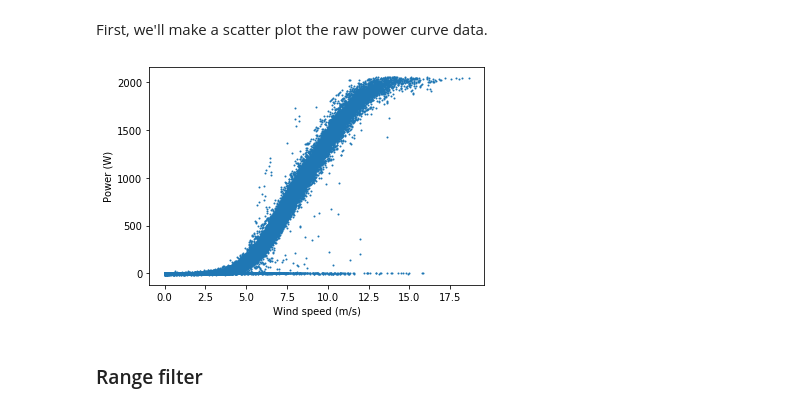
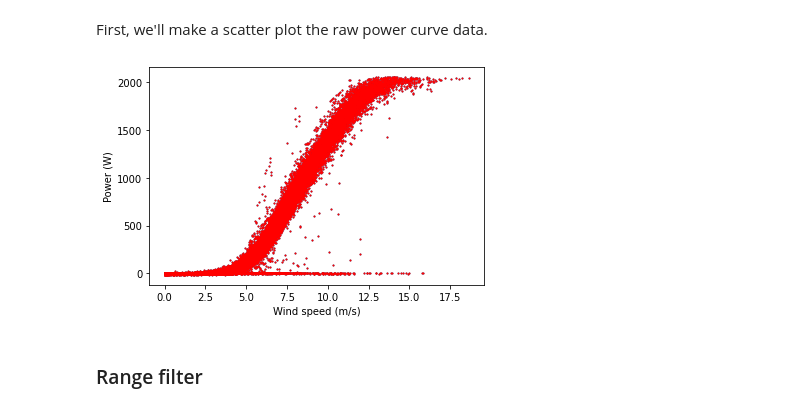
Before and after one commit to NREL/OpenOA, a Jupyter notebook: examples/00_toolkit_examples.ipynb, the cells around one changed output. Cells and saved outputs as stored; diff of their text form; code cells hidden in the pictures.

```diff
--- a/examples/00_toolkit_examples.ipynb
+++ b/examples/00_toolkit_examples.ipynb
@@ -54,9 +53,9 @@ def plot_flagged_pc(ws, p, flag_bool, alpha):
 # %% [markdown]
 First, we'll make a scatter plot the raw power curve data.
 # %%
-plot_flagged_pc(windspeed, power_kw, np.repeat('True', df.shape[0]), 1)
+plot_flagged_pc(windspeed, power_kw, np.repeat(True, df.shape[0]), 1)
 # %% [output]
-[figure, old version]
+[figure, new version]
 # %% [markdown]
 ### Range filter
 # %%
```
Also changed, not shown: parts of 2 cells of this notebook, 3 other files.
